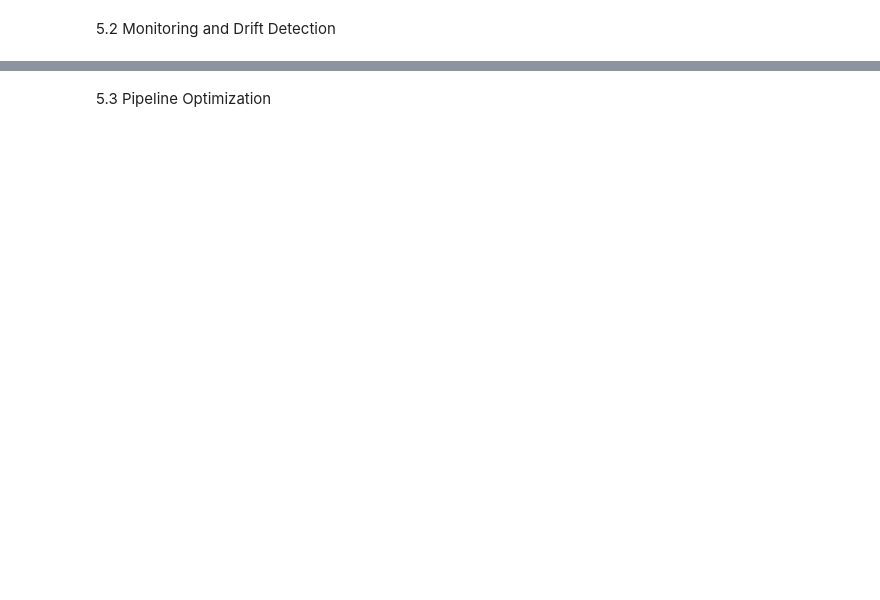
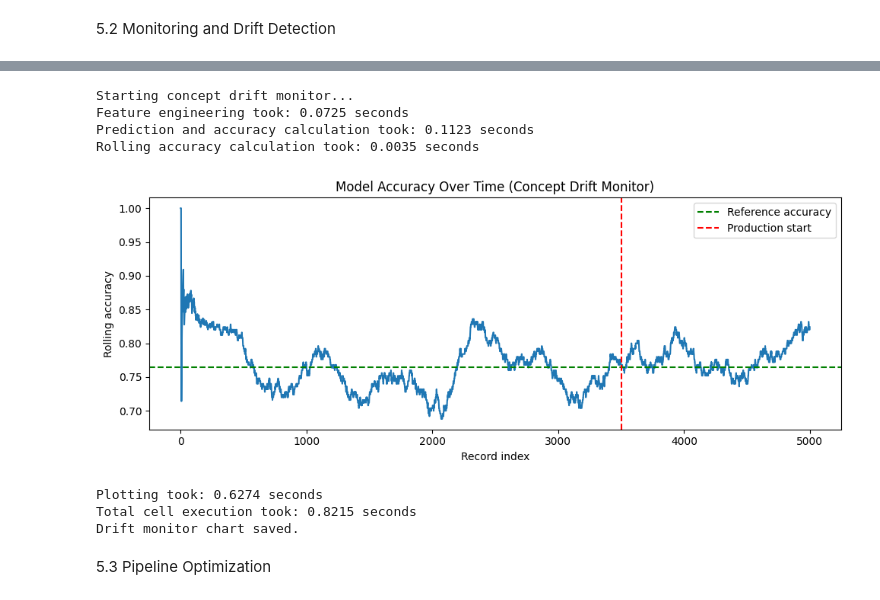
Before and after one commit to JAPIA7/Analysis-of-large-dataset, a Jupyter notebook: Socialmedia_trend_analysis_system.ipynb, the cells around one changed output, grey strips where cells are left out. Drawn from its saved outputs; the diff is of its cells as text; code cells hidden in the pictures; blank space fills up the shorter version.

```diff
--- a/Socialmedia_trend_analysis_system.ipynb
+++ b/Socialmedia_trend_analysis_system.ipynb
@@ -992,43 +1085,70 @@ for feat in monitor_features:
 # %%
-# Concept drift: monitor model accuracy over rolling time windows
-
 import matplotlib.pyplot as plt
 from sklearn.preprocessing import LabelEncoder
+import time # Import time module
+
+print('Starting concept drift monitor...')
+t0_total = time.perf_counter()
 
 df_eval = df_prod.copy()
+
+# Feature engineering (timing)
+t0_fe = time.perf_counter()
 df_eval['Engagement_Rate'] = (df_eval['Likes'] + df_eval['Shares'] + df_eval['Comments']) / df_eval['Views'].replace(0, 1)
 df_eval['Like_Rate']    = df_eval['Likes']    / df_eval['Views'].replace(0, 1)
 df_eval['Share_Rate']   = df_eval['Shares']   / df_eval['Views'].replace(0, 1)
 df_eval['Comment_Rate'] = df_eval['Comments'] / df_eval['Views'].replace(0, 1)
 df_eval['Log_Views']    = np.log1p(df_eval['Views'])
 df_eval['DayOfWeek']    = df_eval['Post_Date'].dt.dayofweek
 df_eval['Month']        = df_eval['Post_Date'].dt.month
 df_eval['IsWeekend']    = (df_eval['DayOfWeek'] >= 5).astype(int)
 df_eval['Quarter']      = df_eval['Post_Date'].dt.quarter
 
 le2 = LabelEncoder()
 for col in ['Hashtag', 'Content_Type', 'Region']:
-    le2.fit(df_eval[col])
-    df_eval[f'{col}_enc'] = le2.fit_transform(df_eval[col])
+    # Using df_eval[col].fillna('') to handle potential NaNs before encoding if any
+    le2.fit(df_eval[col].fillna(''))
+    df_eval[f'{col}_enc'] = le2.transform(df_eval[col].fillna(''))
+print(f'Feature engineering took: {time.perf_counter() - t0_fe:.4f} seconds')
 
-y_all   = LabelEncoder().fit_transform(df_eval['Engagement_Level'])
+# Prediction and accuracy calculation (timing)
+t0_pred = time.perf_counter()
+y_all   = LabelEncoder().fit_transform(df_eval['Engagement_Level']) # Fit and transform on the full evaluation set
 X_all   = df_eval[feature_cols].fillna(0)
 y_pred  = xgb.predict(X_all)
 correct = (y_pred == y_all).astype(int)
+print(f'Prediction and accuracy calculation took: {time.perf_counter() - t0_pred:.4f} seconds')
 
+# Rolling accuracy calculation (timing)
+t0_roll = time.perf_counter()
 window_size  = max(1, len(correct) // 20)
 rolling_acc  = pd.Series(correct).rolling(window=window_size, min_periods=1).mean()
+print(f'Rolling accuracy calculation took: {time.perf_counter() - t0_roll:.4f} seconds')
 
+# Plotting (timing)
+t0_plot = time.perf_counter()
 plt.figure(figsize=(10, 4))
 plt.plot(rolling_acc.values, linewidth=1.5)
 plt.axhline(rolling_acc.iloc[:split_idx].mean(), color='green', linestyle='--', label='Reference accuracy')
 plt.axvline(split_idx, color='red', linestyle='--', label='Production start')
 plt.xlabel('Record index'); plt.ylabel('Rolling accuracy')
 plt.title('Model Accuracy Over Time (Concept Drift Monitor)')
 plt.legend(); plt.tight_layout()
 plt.savefig('drift_monitor.png', dpi=150)
 plt.show()
+print(f'Plotting took: {time.perf_counter() - t0_plot:.4f} seconds')
+
+print(f'Total cell execution took: {time.perf_counter() - t0_total:.4f} seconds')
 print('Drift monitor chart saved.')
+# %% [output]
+Starting concept drift monitor...
+Feature engineering took: 0.0725 seconds
+Prediction and accuracy calculation took: 0.1123 seconds
+Rolling accuracy calculation took: 0.0035 seconds
+[figure, added]
+Plotting took: 0.6274 seconds
+Total cell execution took: 0.8215 seconds
+Drift monitor chart saved.
 # %% [markdown]
 5.3 Pipeline Optimization
 # %%
```
Also changed, not shown: parts of 32 cells of this notebook.
